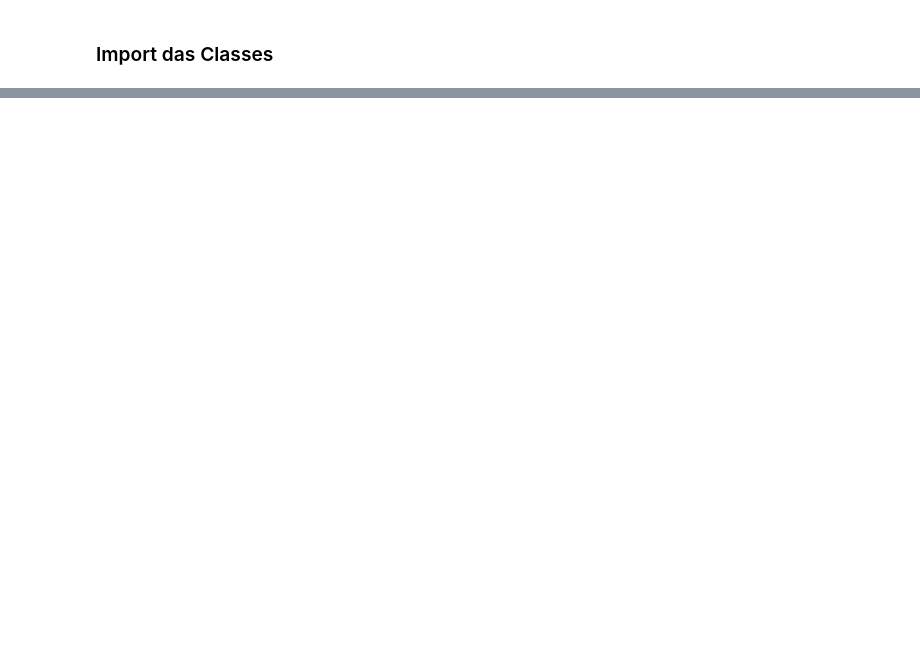
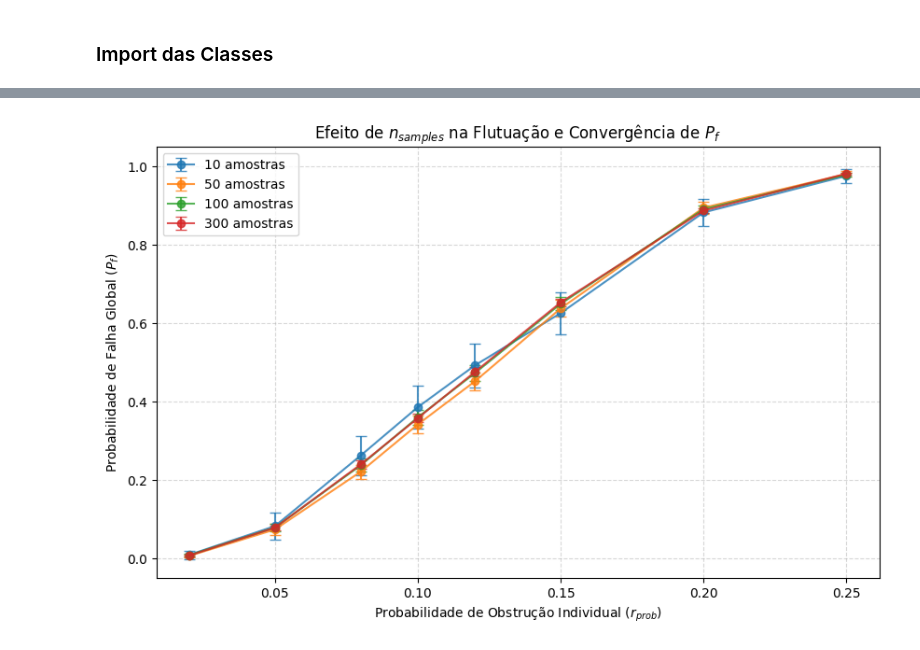
Before and after one commit to joaobalieiro/Classe_Problema_em_Redes, a Jupyter notebook: apresentacao_2.ipynb, the cells around one changed output, grey strips where cells are left out. Drawn from its saved outputs; the diff is of its cells as text; code cells hidden in the pictures; blank space fills up the shorter version.

```diff
--- a/apresentacao_2.ipynb
+++ b/apresentacao_2.ipynb
@@ -258,0 +16,74 @@ AttributeError: 'NoneType' object has no attribute 'tolil'
+# %%
+import numpy as np
+import matplotlib.pyplot as plt
+from src.Exemplos import set_grid_p1
+from src.ProblemaP2 import ProblemaP2
+
+# 1. Inicializa o grid base
+p1 = set_grid_p1(10).setup()
+p_max_nominal = p1.solve().max()
+
+# Definimos uma margem de segurança folgada (30% acima do normal)
+P_max = p_max_nominal * 1.30
+
+# Probabilidades para a varredura
+probabilidades_teste = [0.02, 0.05, 0.08, 0.1, 0.12, 0.15, 0.2, 0.25]
+
+# PREPARAÇÃO DO GRÁFICO: Criamos a figura ANTES do laço para colocar todas as linhas juntas
+plt.figure(figsize=(10, 6))
+
+print(f"Pressão Nominal: {p_max_nominal:.2f} Pa | Limite P_max: {P_max:.2f} Pa\n")
+print(f"{'n_samples':<10} | {'r_prob':<10} | {'P_f_hat':<10} | {'Std_Between':<12} | {'IC 95%':<20}")
+print("-" * 65)
+
+# Testando diferentes tamanhos de amostra
+for n_samples in [10, 50, 100, 300]:
+    # IMPORTANTE: Resetamos as listas para cada novo tamanho de amostra
+    resultados_pf = []
+    erros_ic = []
+
+    for r in probabilidades_teste:
+        p2 = ProblemaP2(
+            p1_instance=p1,
+            alpha=15.0,       # Obstrução pesada
+            r_prob=r,
+            P_max=P_max,
+            n_problems=30,
+            n_samples=n_samples,
+            seed=42
+        )
+
+        p2.run()
+        summary = p2.summary()
+
+        pf = summary['P_f_hat']
+        std_b = summary['std_between']
+        ic = summary['IC_95%']
+
+        resultados_pf.append(pf)
+        erros_ic.append((ic[1] - ic[0]) / 2)
+
+        print(f"{n_samples:<10} | {r:<10.3f} | {pf:<10.5f} | {std_b:<12.5f} | [{ic[0]:.5f}, {ic[1]:.5f}]")
+
+    print("-" * 65)
+
+    # Plota a linha deste n_samples específico (repare o f'' corrigido no label)
+    plt.errorbar(
+        probabilidades_teste,
+        resultados_pf,
+        yerr=erros_ic,
+        fmt='-o',
+        capsize=4,
+        alpha=0.8,
+        label=f'{n_samples} amostras'
+    )
+
+# CONFIGURAÇÕES FINAIS DO GRÁFICO (Fora dos laços)
+plt.title('Efeito de $n_{samples}$ na Flutuação e Convergência de $P_f$')
+plt.xlabel('Probabilidade de Obstrução Individual ($r_{prob}$)')
+plt.ylabel('Probabilidade de Falha Global ($P_f$)')
+plt.grid(True, linestyle='--', alpha=0.5)
+plt.ylim(-0.05, 1.05)
+plt.legend(loc='upper left')
+plt.show()
+# %% [output]
@@ -258,0 +107 @@ AttributeError: 'NoneType' object has no attribute 'tolil'
+[figure, added]
```
Also changed, not shown: parts of 12 cells of this notebook, 6 other files.
